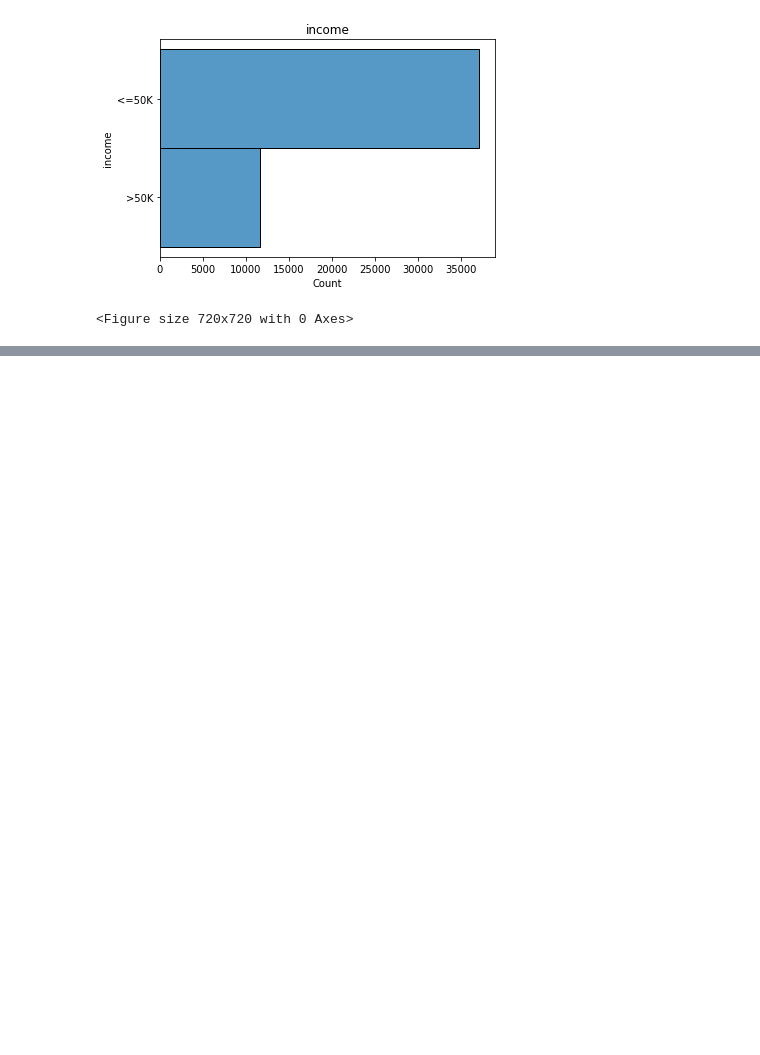
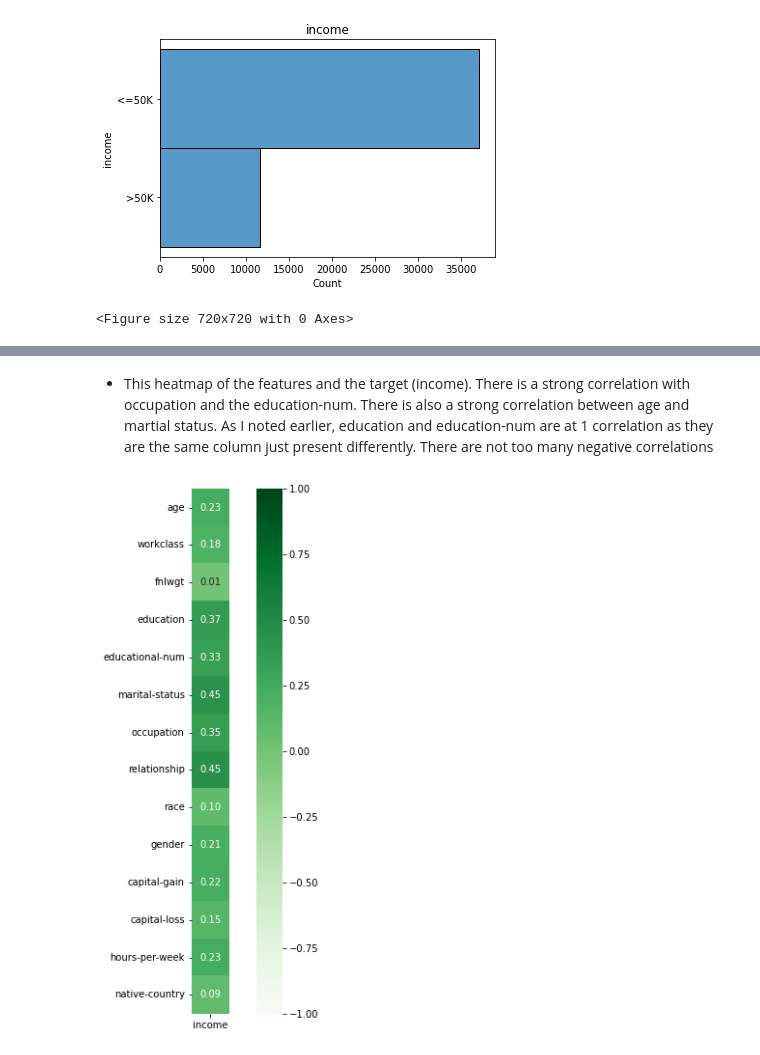
Before and after one commit to mkwak92/AdultIncome, a Jupyter notebook: Project_2.ipynb, the cells around one changed output, grey strips where cells are left out. Saved outputs shown, nothing was run; the diff lists cells and outputs as text; code cells hidden in the pictures; blank space fills up the shorter version.

```diff
--- a/Project_2.ipynb
+++ b/Project_2.ipynb
@@ -434,0 +464,7 @@ plt.show();
+# %% [markdown]
+- This heatmap of the features and the target (income). There is a strong correlation with occupation and the education-num. There is also a strong correlation between age and martial status. As I noted earlier, education and education-num are at 1 correlation as they are the same column just present differently. There are not too many negative correlations
+# %%
+associations(ml_df,
+             figsize=(10,10), cmap = 'Greens', display_columns = 'income', hide_rows = 'income');
+# %% [output]
+[figure, added]
```
Also changed, not shown: parts of 12 cells of this notebook.
